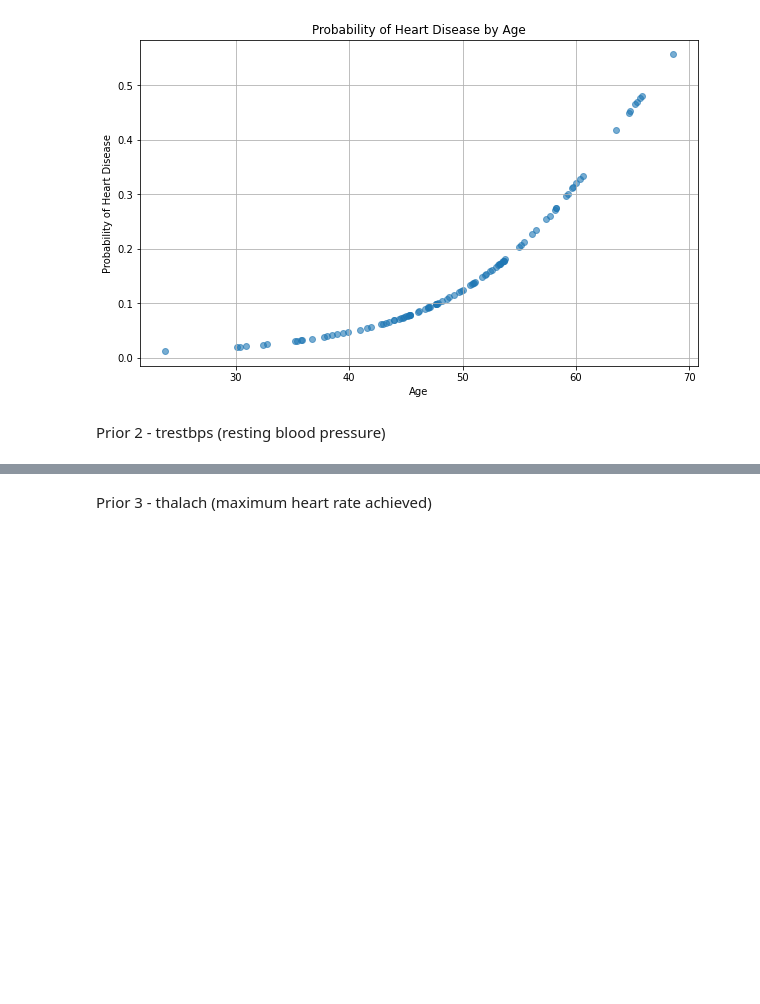
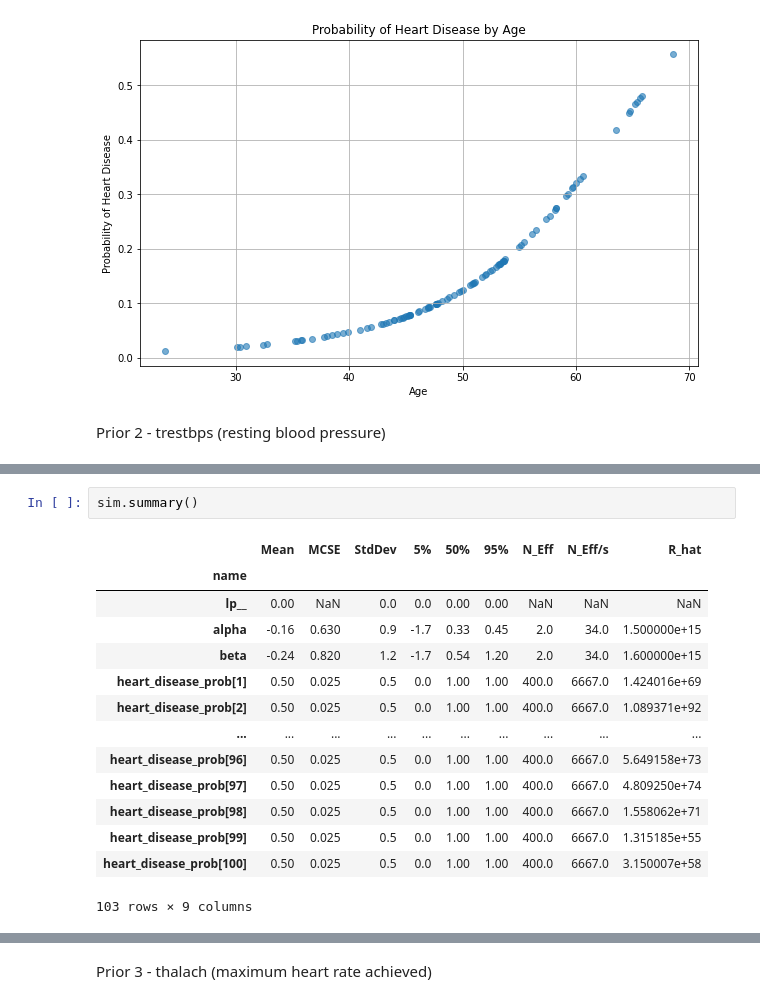
Before and after one commit to wasikjakub/bayesian-heart-disease-prediction, a Jupyter notebook: data_preprocessing.ipynb, the cells around one changed output, grey strips where cells are left out. Cells and saved outputs as stored; diff of their text form; blank space fills up the shorter version.

```diff
--- a/data_preprocessing.ipynb
+++ b/data_preprocessing.ipynb
@@ -131,3 +133,20 @@ chain 4 |          | 00:00 Status
+# %%
+sim.summary()
+# %% [output]
+|  | Mean | MCSE | StdDev | 5% | 50% | 95% | N_Eff | N_Eff/s | R_hat |
+| name |  |  |  |  |  |  |  |  |  |
+| lp__ | 0.00 | NaN | 0.0 | 0.0 | 0.00 | 0.00 | NaN | NaN | NaN |
+| alpha | -0.16 | 0.630 | 0.9 | -1.7 | 0.33 | 0.45 | 2.0 | 34.0 | 1.500000e+15 |
+| beta | -0.24 | 0.820 | 1.2 | -1.7 | 0.54 | 1.20 | 2.0 | 34.0 | 1.600000e+15 |
+| heart_disease_prob[1] | 0.50 | 0.025 | 0.5 | 0.0 | 1.00 | 1.00 | 400.0 | 6667.0 | 1.424016e+69 |
+| heart_disease_prob[2] | 0.50 | 0.025 | 0.5 | 0.0 | 1.00 | 1.00 | 400.0 | 6667.0 | 1.089371e+92 |
+| ... | ... | ... | ... | ... | ... | ... | ... | ... | ... |
+| heart_disease_prob[96] | 0.50 | 0.025 | 0.5 | 0.0 | 1.00 | 1.00 | 400.0 | 6667.0 | 5.649158e+73 |
+| heart_disease_prob[97] | 0.50 | 0.025 | 0.5 | 0.0 | 1.00 | 1.00 | 400.0 | 6667.0 | 4.809250e+74 |
+| heart_disease_prob[98] | 0.50 | 0.025 | 0.5 | 0.0 | 1.00 | 1.00 | 400.0 | 6667.0 | 1.558062e+71 |
+| heart_disease_prob[99] | 0.50 | 0.025 | 0.5 | 0.0 | 1.00 | 1.00 | 400.0 | 6667.0 | 1.315185e+55 |
+| heart_disease_prob[100] | 0.50 | 0.025 | 0.5 | 0.0 | 1.00 | 1.00 | 400.0 | 6667.0 | 3.150007e+58 |
+103 rows × 9 columns
 # %%
 prior2 = sim.draws_pd()
 
```
Also changed, not shown: parts of 12 cells of this notebook, 2 other files.
